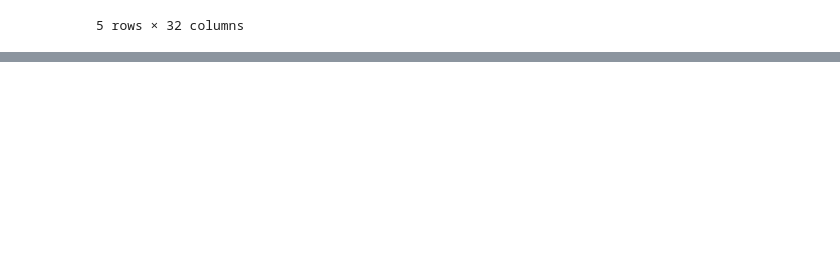
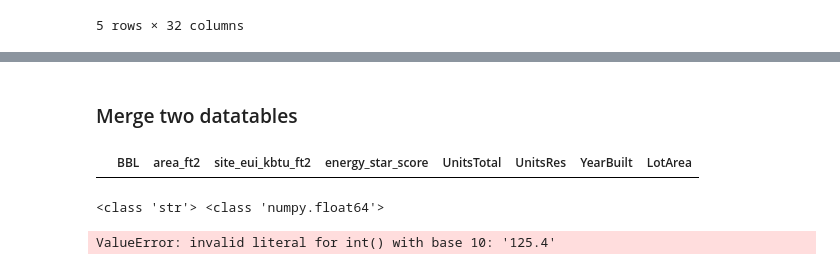
Before and after one commit to picniclin/PUI2017_yl5240, a Jupyter notebook: HW6_yl5240/HW6_Assignment.ipynb, the cells around one changed output, grey strips where cells are left out. Cells and saved outputs as stored; diff of their text form; code cells hidden in the pictures; blank space fills up the shorter version.

```diff
--- a/HW6_yl5240/HW6_Assignment.ipynb
+++ b/HW6_yl5240/HW6_Assignment.ipynb
@@ -219,0 +128,9 @@ m.head()
+# %%
+## delete the useless data of site_eui
+## delete na values
+nrg1 = nrg1[nrg1['site_eui_kbtu_ft2'] != 'See Primary BBL']
+nrg1 = nrg1.dropna()
+
+## after delete rows, index needs reset
+nrg1.reset_index(drop = True, inplace = True)
+nrg1.head()
@@ -219,0 +162,27 @@ m.head()
+# %% [markdown]
+### Merge two datatables
+# %%
+m = pd.merge(nrg1, mhp1, how = 'inner' )
+m.head()
+# %% [output]
+|  | BBL | area_ft2 | site_eui_kbtu_ft2 | energy_star_score | UnitsTotal | UnitsRes | YearBuilt | LotArea |
+# %%
+## they can't be merged, the reason may be the difference of data type
+## check it
+print(type(nrg1.BBL[0]), type(mhp1.BBL[0]))
+# %% [output]
+<class 'str'> <class 'numpy.float64'>
+# %%
+## we need to change the string columns into float columns
+
+nrg1.loc[:,['BBL', 'area_ft2',
+            'site_eui_kbtu_ft2']] = nrg1.loc[:,['BBL', 'area_ft2',
+                                                'site_eui_kbtu_ft2']].astype(int)
+
+# we could also use: pd.to_numeric(df2['BBL'], errors = 'coerce')
+# but it cannot used in several columns one time
+
+for i in nrg1.iloc[1,:]:
+    print(type(i))
+# %% [output]
+ValueError: invalid literal for int() with base 10: '125.4'
```
Also changed, not shown: parts of 78 cells of this notebook.
